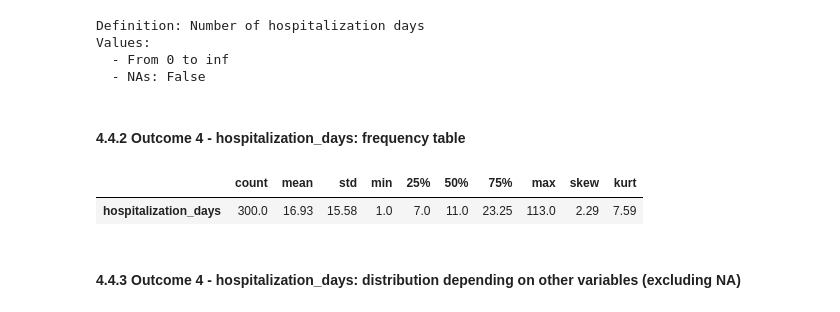
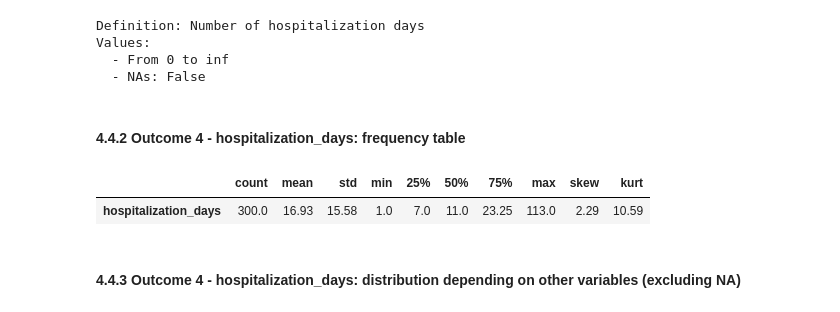
Before and after one commit to Pablomfm/Intracranial_Hemorrhages, a Jupyter notebook: 4.1 EDA & Descriptive Statistics of Outcomes.ipynb, the cells around one changed output. Drawn from its saved outputs; the diff is of its cells as text; code cells hidden in the pictures.

```diff
--- a/4.1 EDA & Descriptive Statistics of Outcomes.ipynb
+++ b/4.1 EDA & Descriptive Statistics of Outcomes.ipynb
@@ -52,11 +46,11 @@ def print_all_dataframe(rows, columns):
 # %%
-# Descriptive statistics
+# Descriptive statistics. Note that kurtosis follows Pearson's definition (normal ==> 3.0).
 
-def sdescribe (df, column):
+def sdescribe (df, column, decimals):
     d1= df.describe()[[column]]
-    d2= pd.DataFrame(data={column:[skew(df[column]), kurtosis(df[column])]}, index=['skew', 'kurt'])
+    d2= pd.DataFrame(data={column:[skew(df[column]), kurtosis(df[column], nan_policy='omit', fisher=False)]}, index=['skew', 'kurt'])
     d= pd.concat([d1,d2], axis=0).transpose()
-    return d
+    return round(d, decimals)
 # %%
 # Frequency tables with absolute and relative frequencies
 
@@ -550,9 +567,9 @@ Values:
 # %% [markdown]
 #### 4.4.2 Outcome 4 - hospitalization_days: frequency table
 # %%
-round(sdescribe(df,'hospitalization_days'),2)
+sdescribe(df=df, column='hospitalization_days', decimals=2)
 # %% [output]
 |  | count | mean | std | min | 25% | 50% | 75% | max | skew | kurt |
-| hospitalization_days | 300.0 | 16.93 | 15.58 | 1.0 | 7.0 | 11.0 | 23.25 | 113.0 | 2.29 | 7.59 |
+| hospitalization_days | 300.0 | 16.93 | 15.58 | 1.0 | 7.0 | 11.0 | 23.25 | 113.0 | 2.29 | 10.59 |
 # %% [markdown]
 #### 4.4.3 Outcome 4 - hospitalization_days: distribution depending on other variables (excluding NA)
```
Also changed, not shown: parts of 43 cells of this notebook, 17 other files.
